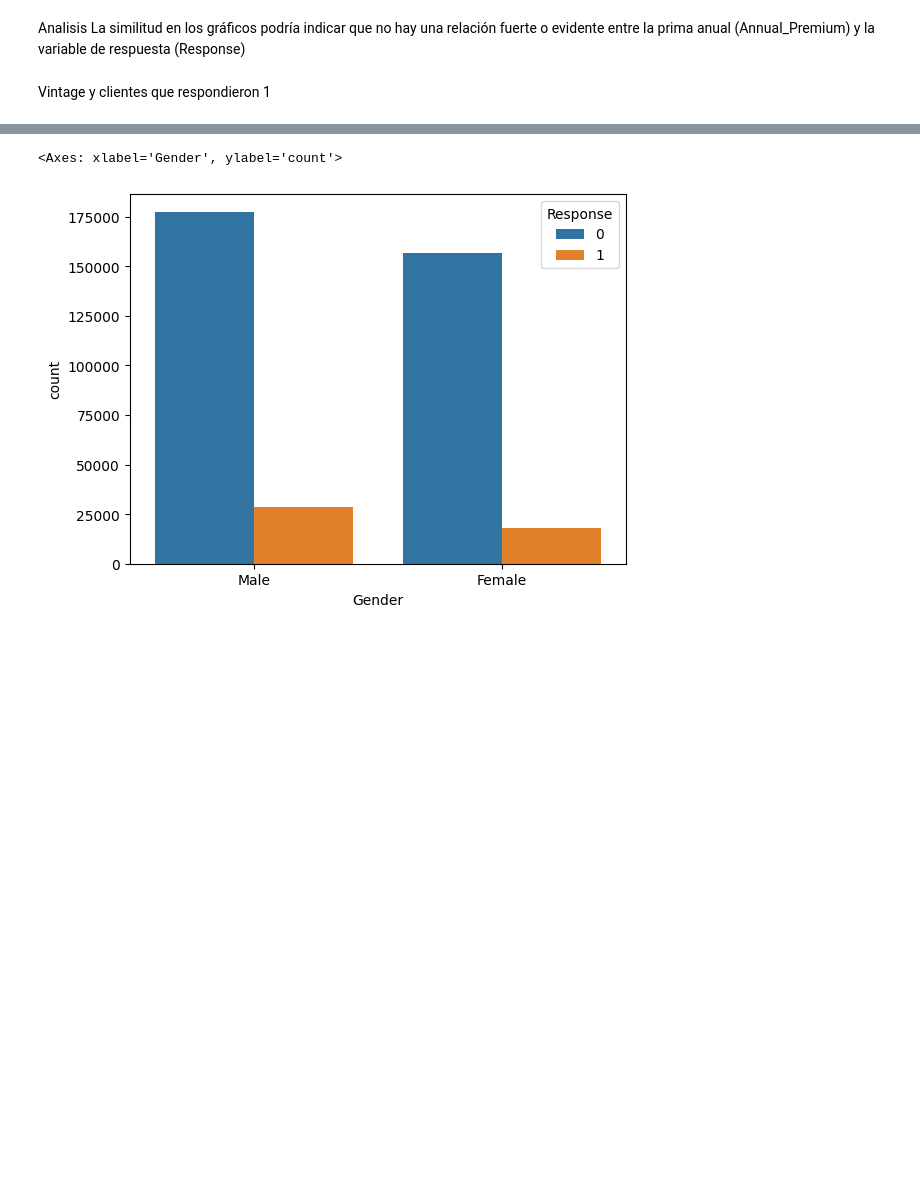
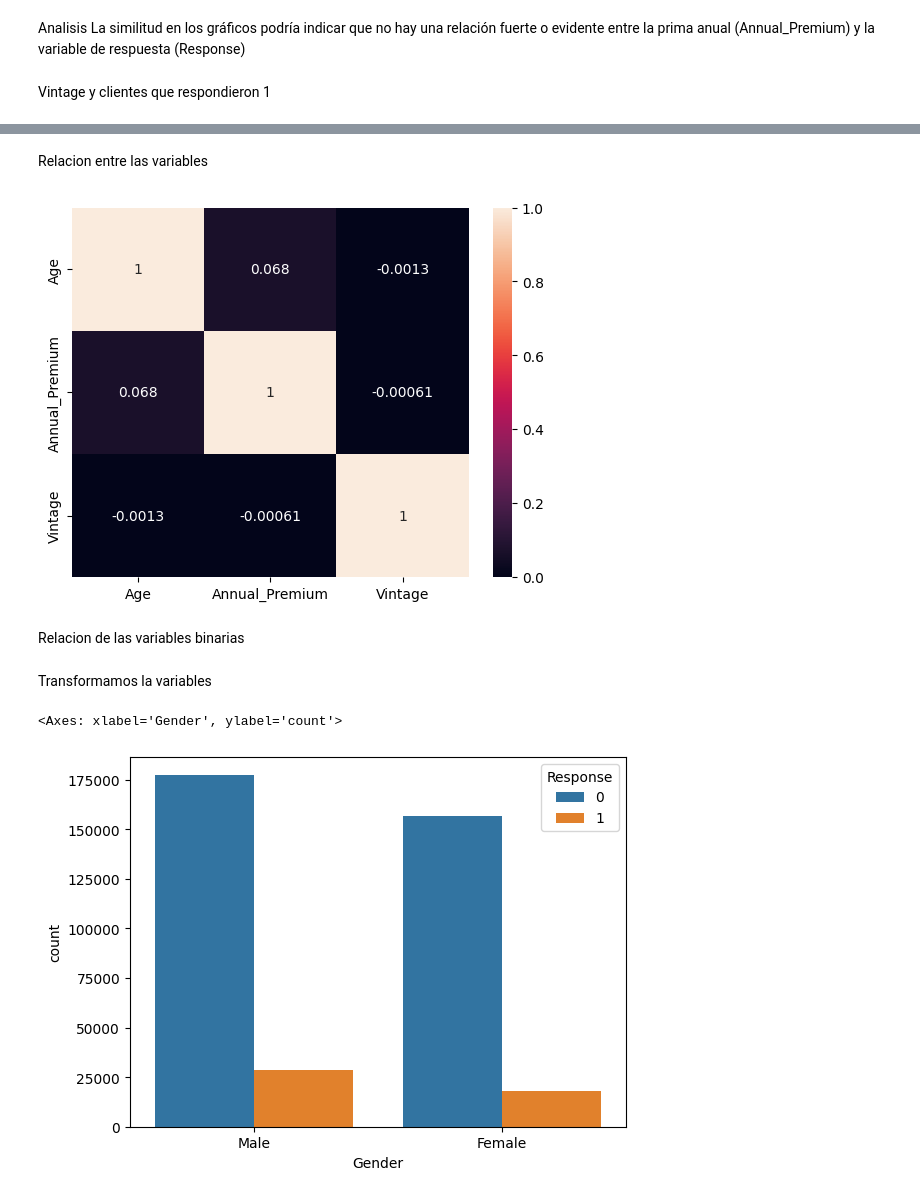
Before and after one commit to ActuaryVlad/tesisAi, a Jupyter notebook: jupyter tesis.ipynb, the cells around one changed output, grey strips where cells are left out. Cells and saved outputs as stored; diff of their text form; code cells hidden in the pictures; blank space fills up the shorter version.

```diff
--- a/jupyter tesis.ipynb
+++ b/jupyter tesis.ipynb
@@ -193,0 +208,12 @@ plt.show()
+# %% [markdown]
+Relacion entre las variables
+# %%
+correlation_matrix = train[['Age', 'Annual_Premium', 'Vintage']].corr()
+sns.heatmap(correlation_matrix, annot=True)
+plt.show()
+# %% [output]
+[figure, added]
+# %% [markdown]
+Relacion de las variables binarias
+# %% [markdown]
+Transformamos la variables
```
Also changed, not shown: parts of 8 cells of this notebook.
